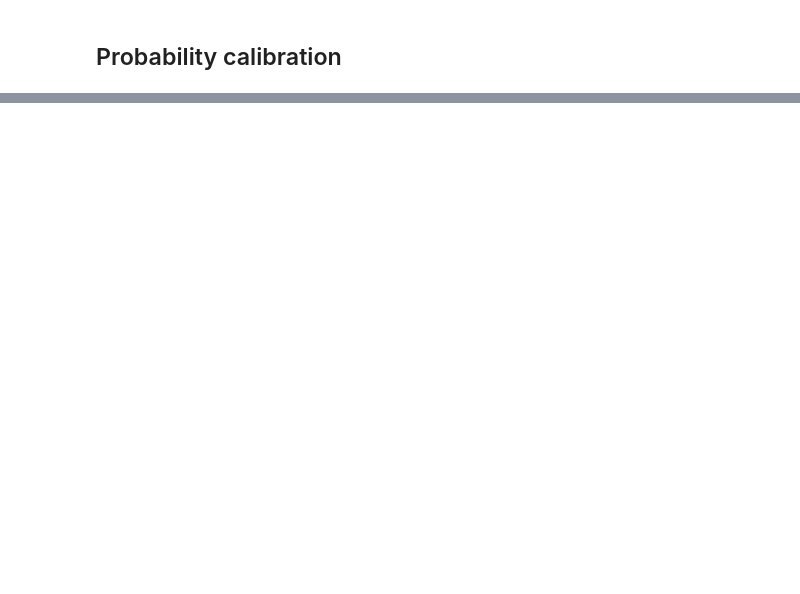
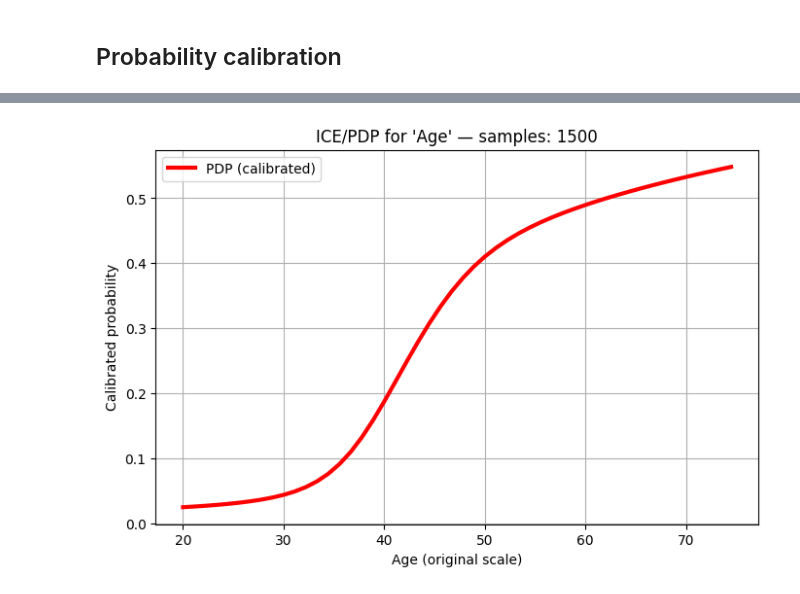
Before and after one commit to ArnauFabregat/probability_estimation, a Jupyter notebook: notebooks/monotonic_nn.ipynb, the cells around one changed output, grey strips where cells are left out. Saved outputs shown, nothing was run; the diff lists cells and outputs as text; code cells hidden in the pictures; blank space fills up the shorter version.

```diff
--- a/notebooks/monotonic_nn.ipynb
+++ b/notebooks/monotonic_nn.ipynb
@@ -216,0 +238,15 @@ ice_age = ice_pdp_plot(
+# %%
+ice_age = ice_pdp_plot_xgb_or_nn(
+    model=model,
+    X_raw=x_test.values,
+    X_std=x_test_std,
+    feature_name=FEATURE_NAME,
+    all_vars=all_vars,
+    mode=MODE,
+    num_points=50,
+    n_samples=None,
+    calibrator=cal,
+    plot_calibrated=True,
+)
+# %% [output]
+[figure, added]
```
Also changed, not shown: parts of 13 cells of this notebook, 11 other files.
